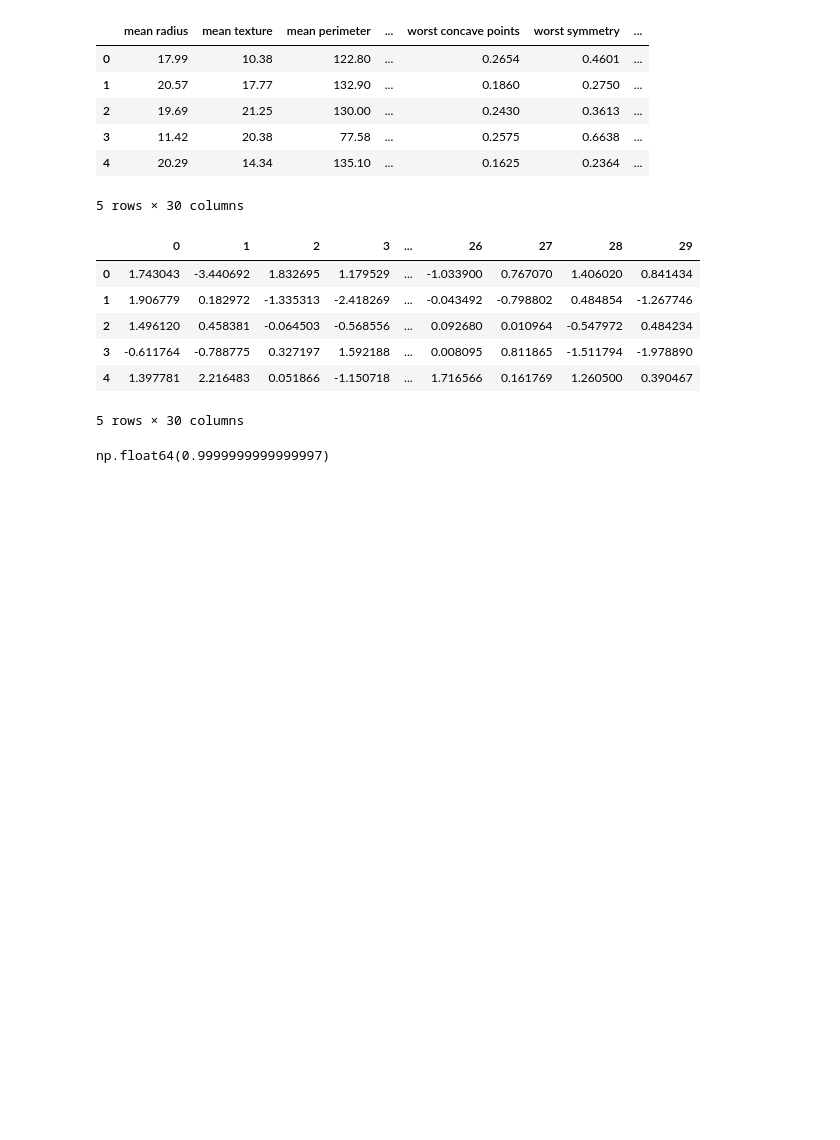
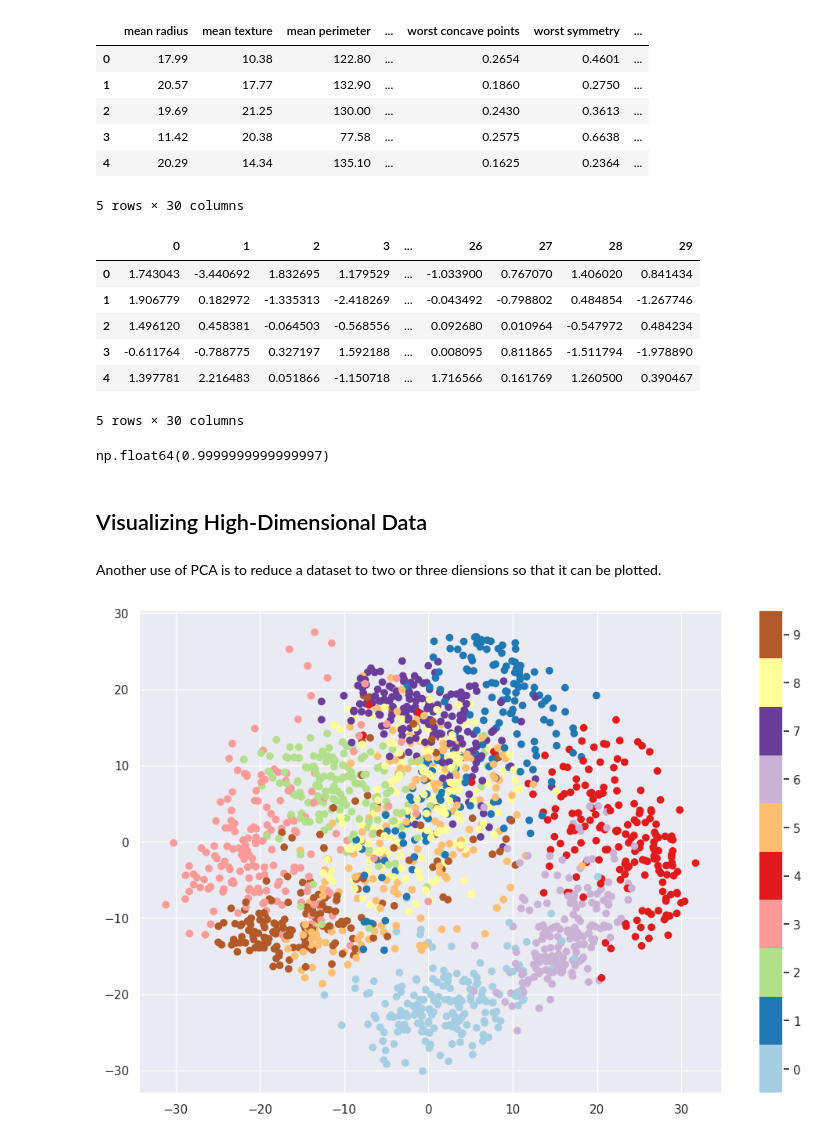
Before and after one commit to bolicnikola/Applied-Machine-Learning-And-AI, a Jupyter notebook: Principal_Component_Analysis.ipynb, the cells around one changed output. Drawn from its saved outputs; the diff is of its cells as text; code cells hidden in the pictures; blank space fills up the shorter version.

Commit message:
Using PCA to visualize high dimensional data and Anomaly Detection

```diff
--- a/Principal_Component_Analysis.ipynb
+++ b/Principal_Component_Analysis.ipynb
@@ -137,3 +137,20 @@ anon_df.head()
 np.sum(pca.explained_variance_ratio_)
 # %% [output]
 np.float64(0.9999999999999997)
+# %% [markdown]
+## Visualizing High-Dimensional Data
+# %% [markdown]
+Another use of PCA is to reduce a dataset to two or three diensions so that it can be plotted.
+# %%
+from sklearn.datasets import load_digits
+
+digits = load_digits()
+pca = PCA(n_components=2, random_state=0)
+pca_digits = pca.fit_transform(digits.data)
+
+plt.figure(figsize=(12,8))
+plt.scatter(pca_digits[:,0],pca_digits[:,1], c=digits.target, cmap=plt.cm.get_cmap('Paired',10))
+plt.colorbar(ticks=range(10))
+plt.clim(-0.5,9.5)
+# %% [output]
+[figure, added]
```
Also changed, not shown: parts of 23 cells of this notebook, 1 other file.
